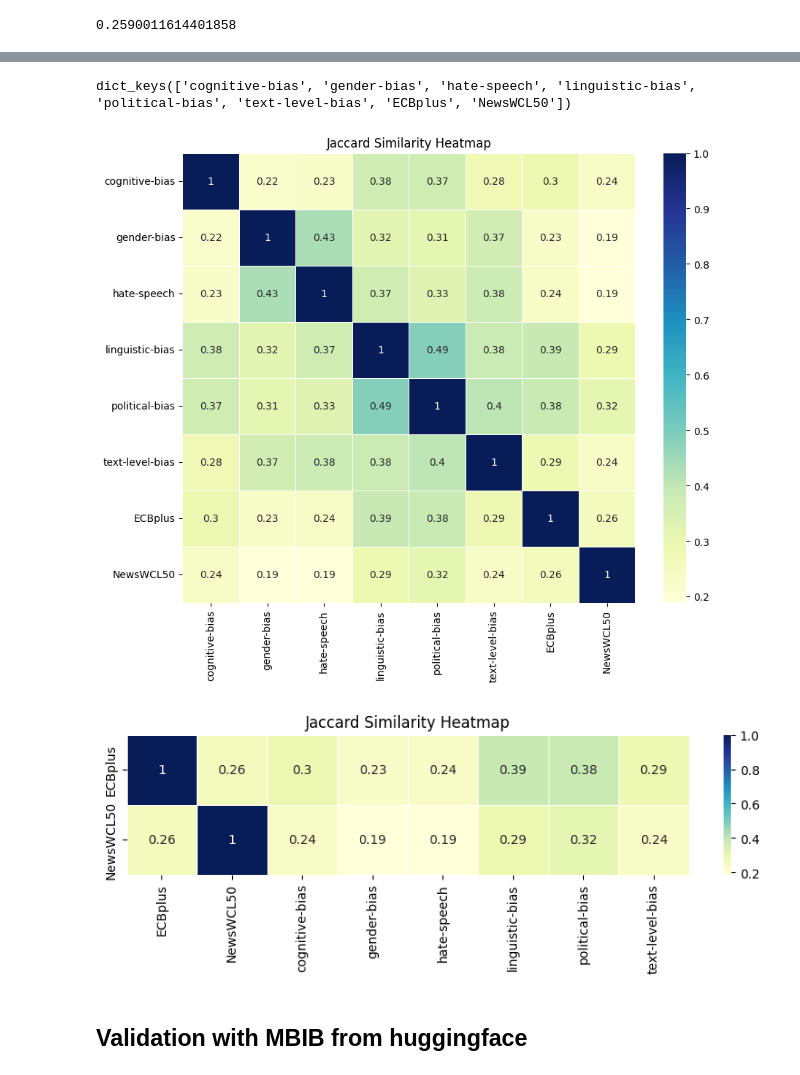
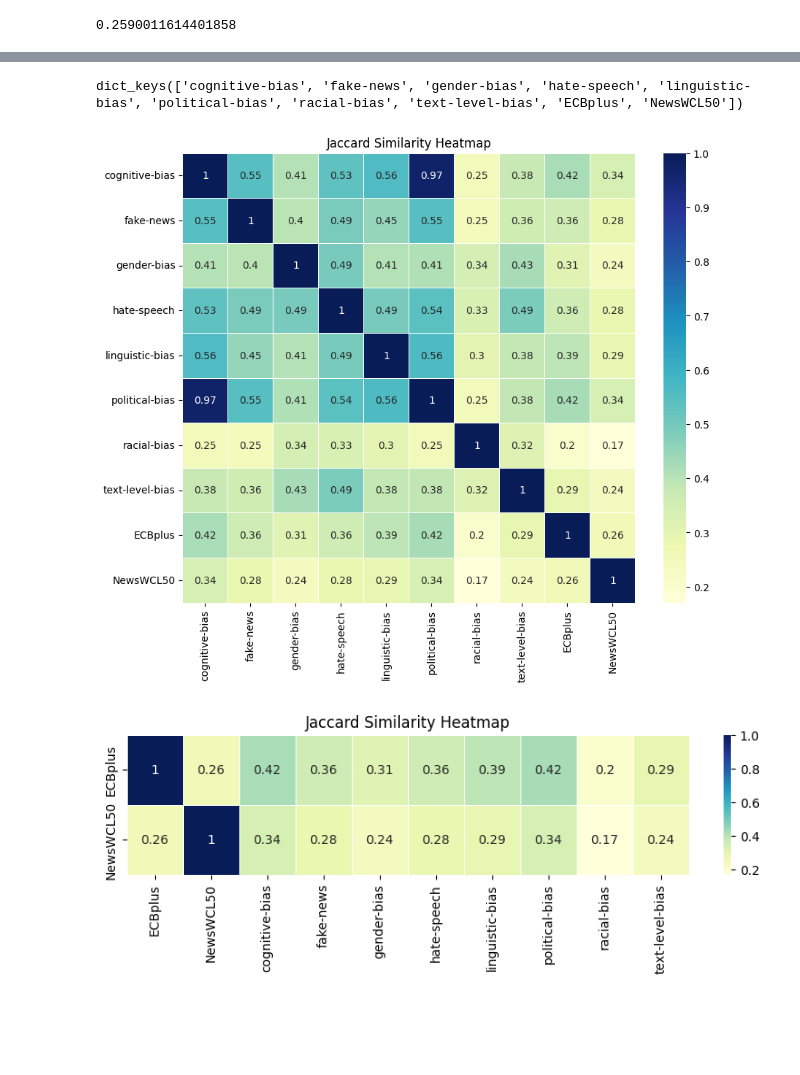
Before and after one commit to anastasia-zhukova/CDCR_lexical_diversity, a Jupyter notebook: DAPT/dataset_similarity.ipynb, the cells around one changed output, grey strips where cells are left out. Saved outputs shown, nothing was run; the diff lists cells and outputs as text; code cells hidden in the pictures; blank space fills up the shorter version.

Commit message:
dataset similarity and domain adaptation

```diff
--- a/DAPT/dataset_similarity.ipynb
+++ b/DAPT/dataset_similarity.ipynb
@@ -97,10 +103,8 @@ jaccard_similarity(top_10000_ecbplus,top_10000_newswcl50)
 # %% [output]
 0.2590011614401858
 # %%
-import pandas as pd
-
 # Specify the directory containing the CSV files
-directory_path = r'c:\Users\sago\Documents\GitHub\MBIB\datasets\mbib-aggregated'
+directory_path = os.path.join(os.path.dirname(os.getcwd()),'MBIB-main','datasets','mbib-aggregated')
 
 # List of CSV files
 csv_files = [
@@ -155,5 +143,5 @@ for key, df in dataframes_dict.items():
 processed_dataframes_dict["ECBplus"] = set(top_10000_ecbplus)
 processed_dataframes_dict["NewsWCL50"] = set(top_10000_newswcl50)
 
-processed_dataframes_dict.pop('fake-news',None)
-processed_dataframes_dict.pop('racial-bias',None)
+# processed_dataframes_dict.pop('fake-news',None)
+# processed_dataframes_dict.pop('racial-bias',None)
@@ -178,28 +148,26 @@ processed_dataframes_dict.pop('racial-bias',None)
 # %%
 processed_dataframes_dict.keys()
 # %% [output]
-dict_keys(['cognitive-bias', 'gender-bias', 'hate-speech', 'linguistic-bias', 'political-bias', 'text-level-bias', 'ECBplus', 'NewsWCL50'])
+dict_keys(['cognitive-bias', 'fake-news', 'gender-bias', 'hate-speech', 'linguistic-bias', 'political-bias', 'racial-bias', 'text-level-bias', 'ECBplus', 'NewsWCL50'])
 # %%
 
 # Calculate Jaccard similarity for all pairs in processed_dataframes_dict
 similarity_matrix = pd.DataFrame(index=processed_dataframes_dict.keys(), columns=processed_dataframes_dict.keys())
 
 for key1, set1 in processed_dataframes_dict.items():
-    if key1!='fake-news':
-        for key2, set2 in processed_dataframes_dict.items():
-            if key2!='fake-news':
-                similarity_matrix.loc[key1, key2] = jaccard_similarity(set1, set2)
+    for key2, set2 in processed_dataframes_dict.items():
+            similarity_matrix.loc[key1, key2] = jaccard_similarity(set1, set2)
 
 # Convert the dataframe values to numeric
 similarity_matrix = similarity_matrix.apply(pd.to_numeric)
 
 # Create a heatmap using seaborn
 plt.figure(figsize=(10, 8))
 sns.heatmap(similarity_matrix, annot=True, cmap="YlGnBu", linewidths=.5)
 plt.title("Jaccard Similarity Heatmap")
 plt.show()
 # %% [output]
-[figure, old version]
+[figure, new version]
 # %%
 # Extract keys for rows and columns
 rows = ['ECBplus', 'NewsWCL50']
@@ -226,6 +194,4 @@ sns.heatmap(similarity_matrix, annot=True, cmap="YlGnBu", linewidths=.5, square=
 plt.title("Jaccard Similarity Heatmap")
 plt.show()
 # %% [output]
-[figure, old version]
+[figure, new version]
-# %% [markdown]
-## Validation with MBIB from huggingface
```
Also changed, not shown: parts of 18 cells of this notebook, 20 other files.
